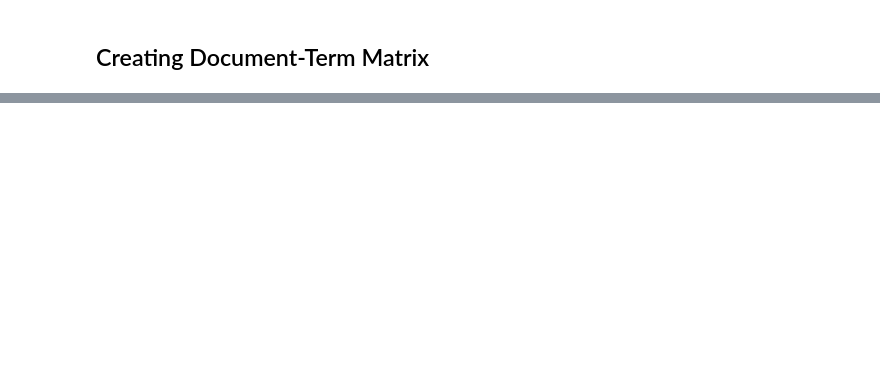
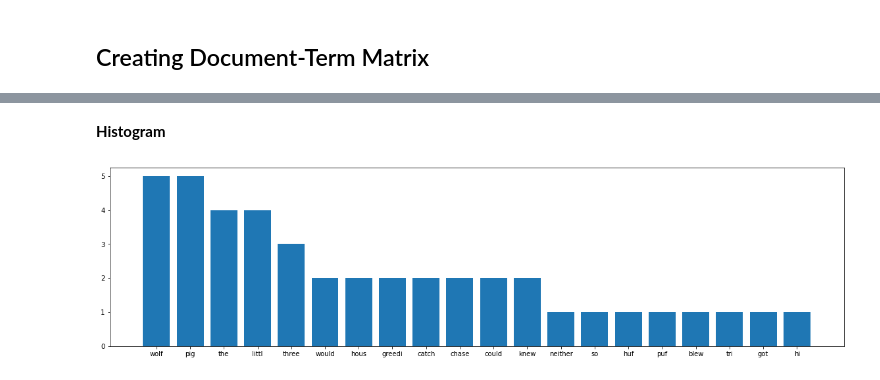
Before and after one commit to Ishan-Tewari/IRS-Codes, a Jupyter notebook: Prac2/IRS_Prac2.ipynb, the cells around one changed output, grey strips where cells are left out. Saved outputs shown, nothing was run; the diff lists cells and outputs as text; code cells hidden in the pictures; blank space fills up the shorter version.

```diff
--- a/Prac2/IRS_Prac2.ipynb
+++ b/Prac2/IRS_Prac2.ipynb
@@ -351,0 +502,27 @@ df
+# %% [markdown]
+**Histogram**
+# %%
+import matplotlib.pyplot as plt
+import numpy as np
+counts = dict(fdist.most_common(20))
+
+labels, values = zip(*counts.items())
+
+# sorting values in descending order
+indSort = np.argsort(values)[::-1]
+
+# rearranging data
+labels = np.array(labels)[indSort]
+values = np.array(values)[indSort]
+
+indexes = np.arange(len(labels))
+
+plt.figure(figsize=(20,5))
+
+plt.bar(indexes, values)
+
+# add labels
+plt.xticks(indexes, labels)
+plt.show()
+# %% [output]
+[figure, added]
```
Also changed, not shown: parts of 23 cells of this notebook, 1 other file.
